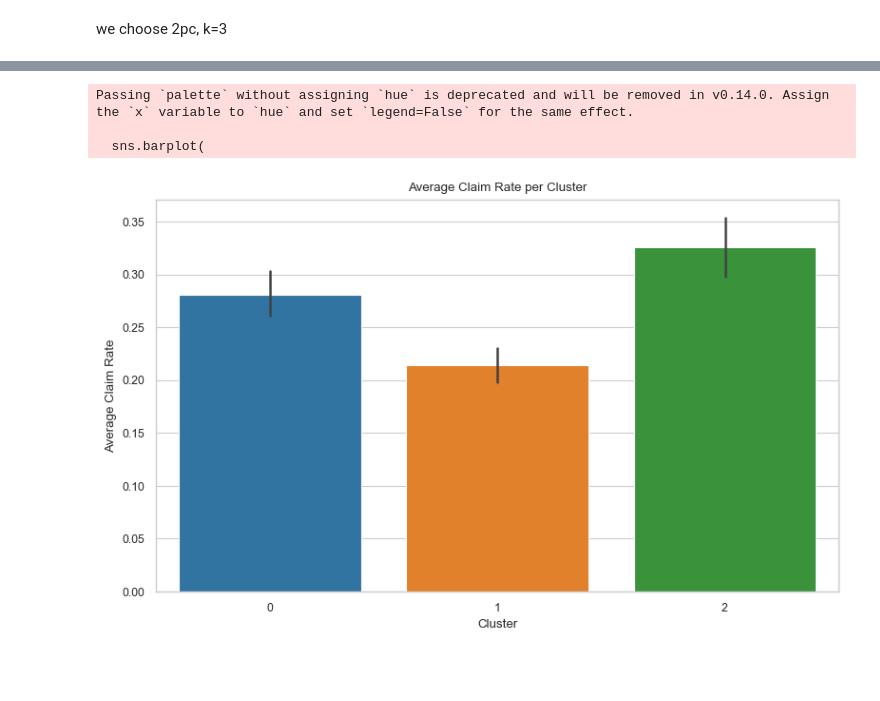
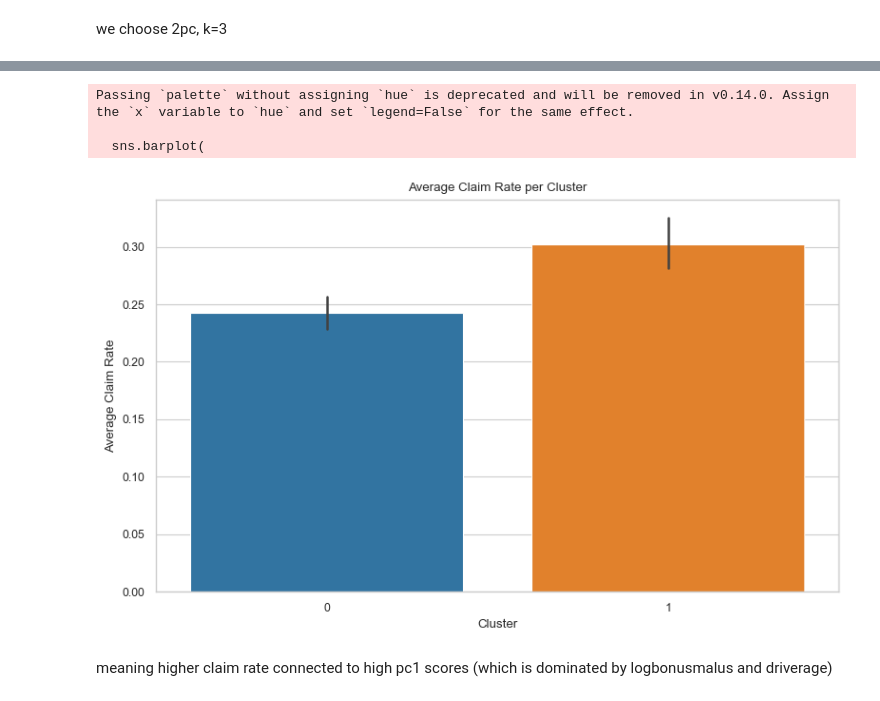
Before and after one commit to EKorczakitu/Clustered-Together, a Jupyter notebook: notebooks/1 PCA+CLUSTERING.ipynb, the cells around one changed output, grey strips where cells are left out. Saved outputs shown, nothing was run; the diff lists cells and outputs as text; code cells hidden in the pictures; blank space fills up the shorter version.

```diff
--- a/notebooks/1 PCA+CLUSTERING.ipynb
+++ b/notebooks/1 PCA+CLUSTERING.ipynb
@@ -179,8 +183,8 @@ sns.set_theme(style="whitegrid", context="paper", palette="tab10")
 pca = PCA(n_components=2, random_state=42)
 X_pca_2d = pca.fit_transform(X_num_scaled)
 
-# --- KMeans (k = 3) ---
-kmeans = KMeans(n_clusters=3, n_init=20, random_state=42)
+# --- KMeans (k = 2) ---
+kmeans = KMeans(n_clusters=2, n_init=20, random_state=42)
 labels = kmeans.fit_predict(X_pca_2d)
 
 # --- Fixed colors for clusters across ALL plots ---
@@ -192,6 +196,9 @@ palette_map = {c: base[i] for i, c in enumerate(cluster_order)}
 rng = np.random.default_rng(42)
 sample_size = min(5000, len(X_pca_2d))
 idx = rng.choice(len(X_pca_2d), size=sample_size, replace=False)
+
+
+
 
 # --- Prepare plotting DataFrame ---
 plot_df = pd.DataFrame(
@@ -232,8 +239,9 @@ plt.scatter(
 
 plt.xlabel("Principal Component 1")
 plt.ylabel("Principal Component 2")
-plt.title("PCA (2 components) with K-Means clustering (k = 3)")
+
 plt.legend(title="Cluster")
 plt.tight_layout()
+plt.savefig("/Users/joakimandersen/Desktop/Machine learning/1PCAClustering", dpi=300, bbox_inches="tight")
 plt.show()
 # %% [output]
@@ -241,19 +249,17 @@ plt.show()
 # %%
-# --- Compute PCA loadings (feature importance) ---
-loadings = pd.DataFrame(pca.components_.T, columns=[f'PC{i+1}' for i in range(pca.n_components_)], index=numeric_cols)
+for i in range(pca.n_components_):
+    pc = loadings.iloc[:, i].sort_values(key=lambda s: s.abs(), ascending=False).head(5)
+    print(f"\nTop 5 (signed) loadings for PC{i+1}:")
+    print(pc)
 
-# --- Print top features influencing each principal component ---
-for i in range(pca.n_components_):
-    print(f"\nTop features influencing PC{i+1}:")
-    print(loadings.iloc[:, i].abs().sort_values(ascending=False).head(10))
-
-# --- Visualize loadings (bar plots) ---
 fig, axes = plt.subplots(1, pca.n_components_, figsize=(18, 5))
 for i, ax in enumerate(axes):
-    top_features = loadings.iloc[:, i].abs().sort_values(ascending=False)
-    ax.barh(top_features.index[::-1], top_features.values[::-1], color='cornflowerblue')
-    ax.set_title(f'Feature importance for PC{i+1}')
-    ax.set_xlabel('Absolute Loading')
+    pc = loadings.iloc[:, i].sort_values(key=lambda s: s.abs(), ascending=False).head(5)
+    ax.barh(pc.index[::-1], pc.values[::-1])   # signed values
+    ax.axvline(0, linewidth=1)                 # shows +/- clearly
+    ax.set_title(f"Top 5 loadings for PC{i+1}")
+    ax.set_xlabel("Loading (signed)")
 plt.tight_layout()
+plt.savefig("/Users/joakimandersen/Desktop/Machine learning/1LoadingPCA", dpi=300, bbox_inches="tight")
 plt.show()
 # %% [output]
@@ -308,22 +310,33 @@ Cluster
 # %%
+data["Cluster_str"] = data["Cluster"].astype(str)
+
+cluster_order_str = sorted(data["Cluster_str"].unique(), key=int)
+
+base = sns.color_palette("tab10", n_colors=len(cluster_order_str))
+palette_map_str = {c: base[i] for i, c in enumerate(cluster_order_str)}
+
+
 plt.figure(figsize=(8,5))
 sns.barplot(
     data=data,
     x="Cluster_str", y="Claim_rate",
     order=cluster_order_str,
     palette=palette_map_str,
     estimator=np.mean
 )
 plt.title("Average Claim Rate per Cluster")
 plt.ylabel("Average Claim Rate")
 plt.xlabel("Cluster")
 plt.tight_layout()
+plt.savefig("/Users/joakimandersen/Desktop/Machine learning/1ClaimRateClustering", dpi=300, bbox_inches="tight")
 plt.show()
 # %% [output]
 Passing `palette` without assigning `hue` is deprecated and will be removed in v0.14.0. Assign the `x` variable to `hue` and set `legend=False` for the same effect.
 
   sns.barplot(
-[figure, old version]
+[figure, new version]
+# %% [markdown]
+meaning higher claim rate connected to high pc1 scores (which is dominated by logbonusmalus and driverage)
 # %%
 print("\nMost common Area per cluster:")
 print(data.groupby("Cluster")["Area"].agg(lambda x: x.mode()[0]))
```
Also changed, not shown: parts of 8 cells of this notebook, 1 other file.
